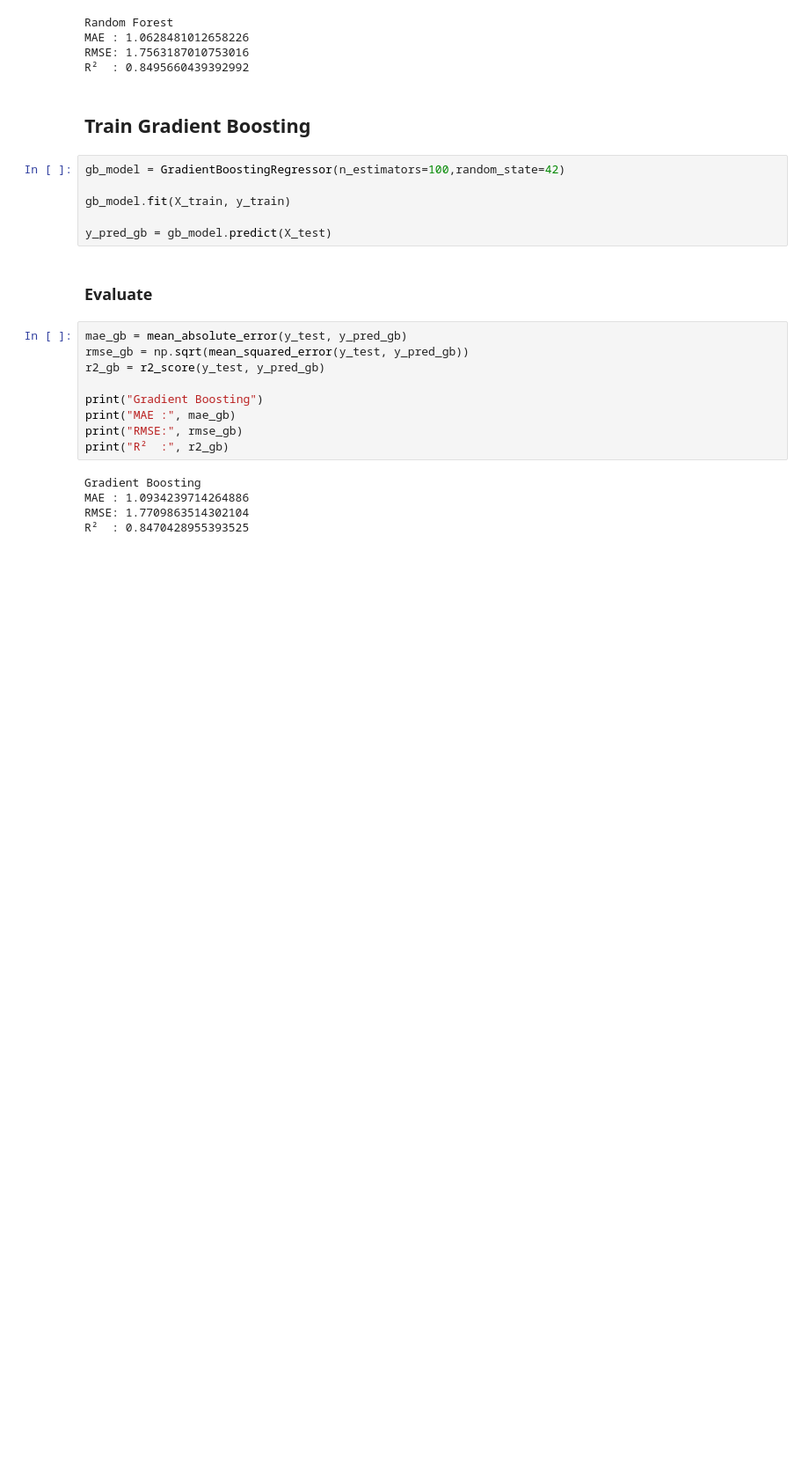
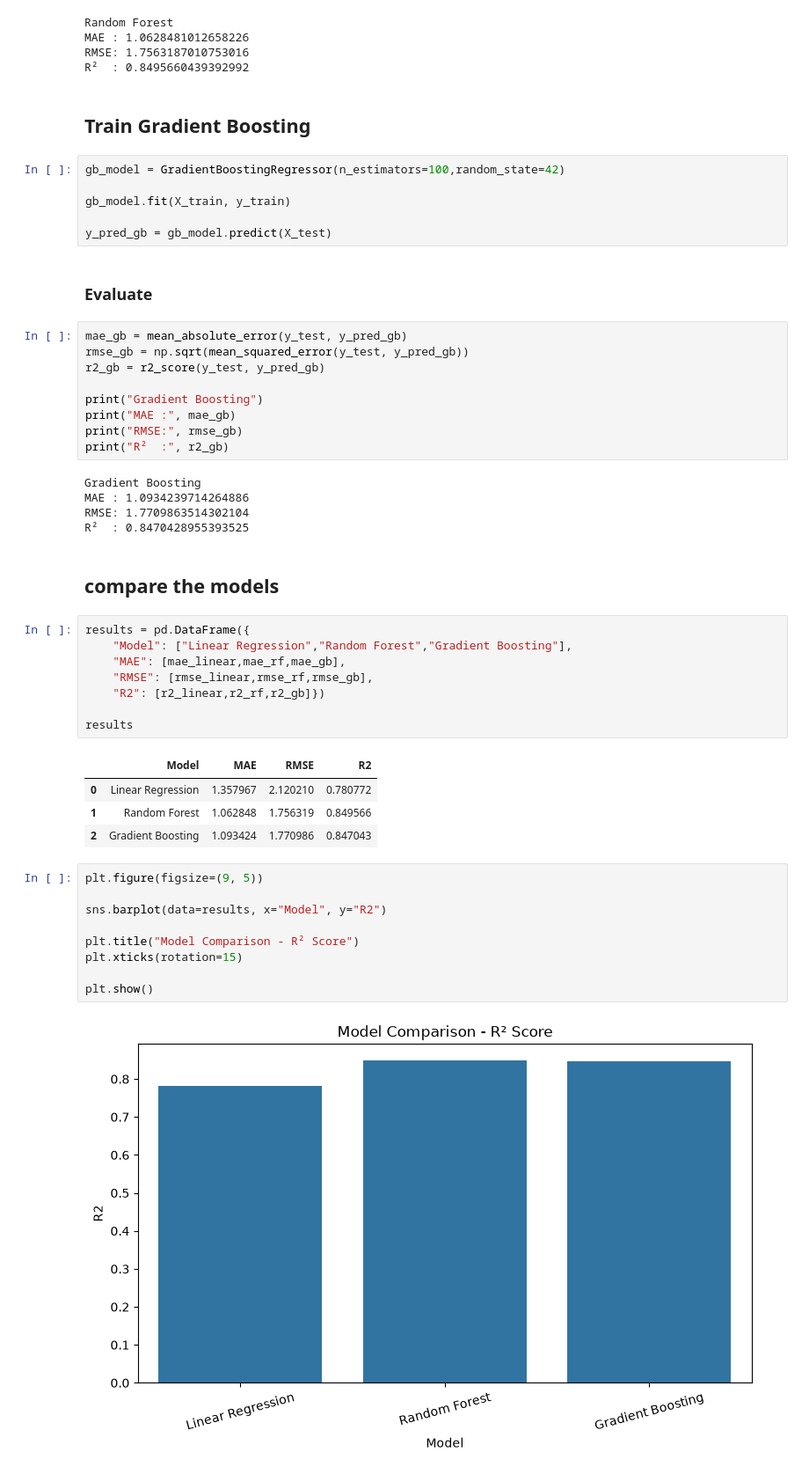
Before and after one commit to Nimindu04/student-performance-prediction, a Jupyter notebook: Student Performance Prediction.ipynb, the cells around one changed output. Shown at 88% size. Saved outputs shown, nothing was run; the diff lists cells and outputs as text; blank space fills up the shorter version.

```diff
--- a/Student Performance Prediction.ipynb
+++ b/Student Performance Prediction.ipynb
@@ -225,3 +225,29 @@ Gradient Boosting
 MAE : 1.0934239714264886
 RMSE: 1.7709863514302104
 R²  : 0.8470428955393525
+# %% [markdown]
+## compare the models
+# %%
+results = pd.DataFrame({
+    "Model": ["Linear Regression","Random Forest","Gradient Boosting"],
+    "MAE": [mae_linear,mae_rf,mae_gb],
+    "RMSE": [rmse_linear,rmse_rf,rmse_gb],
+    "R2": [r2_linear,r2_rf,r2_gb]})
+
+results
+# %% [output]
+|  | Model | MAE | RMSE | R2 |
+| 0 | Linear Regression | 1.357967 | 2.120210 | 0.780772 |
+| 1 | Random Forest | 1.062848 | 1.756319 | 0.849566 |
+| 2 | Gradient Boosting | 1.093424 | 1.770986 | 0.847043 |
+# %%
+plt.figure(figsize=(9, 5))
+
+sns.barplot(data=results, x="Model", y="R2")
+
+plt.title("Model Comparison - R² Score")
+plt.xticks(rotation=15)
+
+plt.show()
+# %% [output]
+[figure, added]
```
Also changed, not shown: parts of 7 cells of this notebook.
